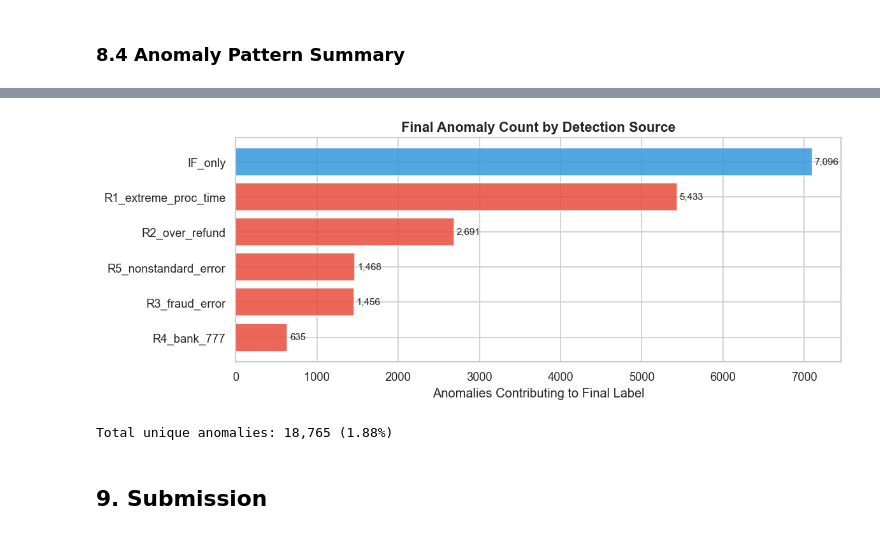
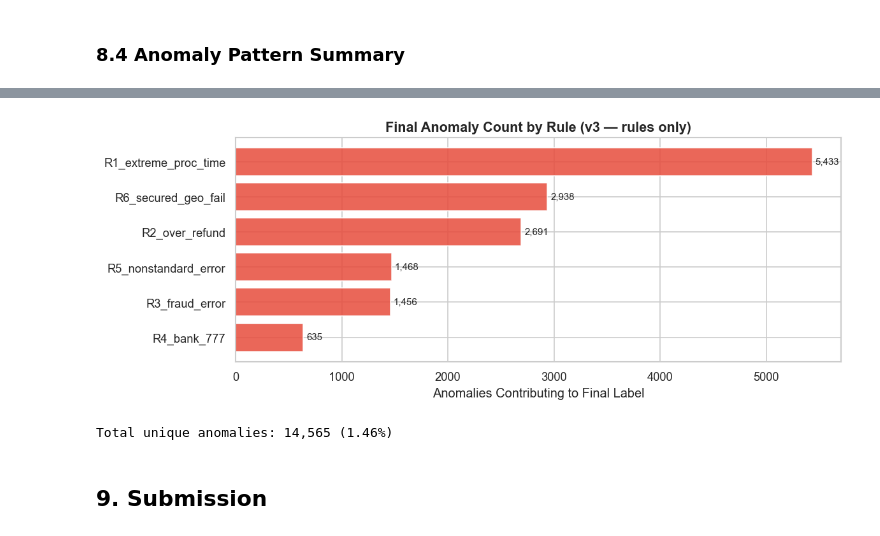
Before and after one commit to DenkoProg/labs, a Jupyter notebook: projects/int20h-2026-hackathon/kaggle.ipynb, the cells around one changed output, grey strips where cells are left out. Drawn from its saved outputs; the diff is of its cells as text; code cells hidden in the pictures.

```diff
--- a/projects/int20h-2026-hackathon/kaggle.ipynb
+++ b/projects/int20h-2026-hackathon/kaggle.ipynb
@@ -601,6 +599,11 @@ rules = {
     'R3_fraud_error':        df['is_fraud_error'] == 1,
     'R4_bank_777':           df['is_bank_777'] == 1,
     'R5_nonstandard_error':  df['is_error_001'] == 1,
+    'R6_secured_geo_fail':   (
+        (df['is_secured_num'] == 1) &
+        (df['is_geo_mismatch'] == 1) &
+        (df['is_failed'] == 1)
+    ),
 }
 
 for name, mask in rules.items():
@@ -615,7 +618,6 @@ for name in rule_names:
     count = df[name].sum()
     print(f'  {name}: {count:,} ({count/len(df):.2%})')
 print(f'\nTotal rule-flagged anomalies: {df["rule_anomaly"].sum():,} ({df["rule_anomaly"].mean():.2%})')
-print(f'(Previously: 198,888 — 19.89%)')
 # %% [output]
 === Rule Trigger Counts ===
   R1_extreme_proc_time: 5,433 (0.54%)
@@ -758,18 +714,18 @@ Both:       904
 
 This maximizes recall (we catch more real anomalies) without sacrificing too much precision, since IF operates on well-engineered features that already encode domain knowledge.
 # %%
-df['is_anomaly'] = ((df['rule_anomaly'] == 1) | (df['if_anomaly'] == 1)).astype(int)
+df['is_anomaly'] = df['rule_anomaly'].astype(int)
 
 total_anomalies = df['is_anomaly'].sum()
 total = len(df)
 
-print('=== Final Anomaly Detection Results ===')
-print(f'Total transactions:      {total:,}')
-print(f'Total anomalies:         {total_anomalies:,} ({total_anomalies/total:.2%})')
-print(f'Normal transactions:     {total - total_anomalies:,} ({(total - total_anomalies)/total:.2%})')
+print('=== Final Anomaly Detection Results (v3 — rules only) ===')
+print(f'Total transactions:  {total:,}')
+print(f'Total anomalies:     {total_anomalies:,} ({total_anomalies/total:.2%})')
+print(f'Normal transactions: {total - total_anomalies:,} ({(total - total_anomalies)/total:.2%})')
 print()
-print(f'By detection source:')
-print(f'  Rules only:            {rules_only:,}')
-print(f'  Isolation Forest only: {if_only:,}')
-print(f'  Both methods:          {both:,}')
+print('By rule:')
+for name in rule_names:
+    count = int(df[name].sum())
+    print(f'  {name}: {count:,}')
 # %% [output]
@@ -953,30 +913,24 @@ is_error_001      0.0000    0.0782                     inf
 # %%
 # Rule contribution analysis
-rule_contributions = {}
-for rule in rule_names:
-    rule_contributions[rule] = df[df[rule] == 1]['is_anomaly'].sum()
-
-if_only_count = ((df['rule_anomaly'] == 0) & (df['if_anomaly'] == 1)).sum()
-rule_contributions['IF_only'] = if_only_count
+rule_contributions = {name: int(df[name].sum()) for name in rule_names}
 
 fig, ax = plt.subplots(figsize=(10, 4))
 sorted_contrib = sorted(rule_contributions.items(), key=lambda x: x[1])
 labels_c = [r[0] for r in sorted_contrib]
 values_c = [r[1] for r in sorted_contrib]
-colors_c = ['#3498db' if l == 'IF_only' else '#e74c3c' for l in labels_c]
-bars_c = ax.barh(labels_c, values_c, color=colors_c, alpha=0.85)
-ax.set_title('Final Anomaly Count by Detection Source', fontsize=13, fontweight='bold')
+bars_c = ax.barh(labels_c, values_c, color='#e74c3c', alpha=0.85)
+ax.set_title('Final Anomaly Count by Rule (v3 — rules only)', fontsize=13, fontweight='bold')
 ax.set_xlabel('Anomalies Contributing to Final Label')
 for bar, val in zip(bars_c, values_c):
     ax.text(bar.get_width() + 30, bar.get_y() + bar.get_height()/2,
             f'{val:,}', va='center', fontsize=9)
 plt.tight_layout()
 plt.show()
 
 print(f'\nTotal unique anomalies: {df["is_anomaly"].sum():,} ({df["is_anomaly"].mean():.2%})')
 # %% [output]
-[figure, old version]
+[figure, new version]
-Total unique anomalies: 18,765 (1.88%)
+Total unique anomalies: 14,565 (1.46%)
 # %% [markdown]
 ## 9. Submission <a id='9-submission'></a>
 # %%
```
Also changed, not shown: parts of 15 cells of this notebook, 1 other file.
